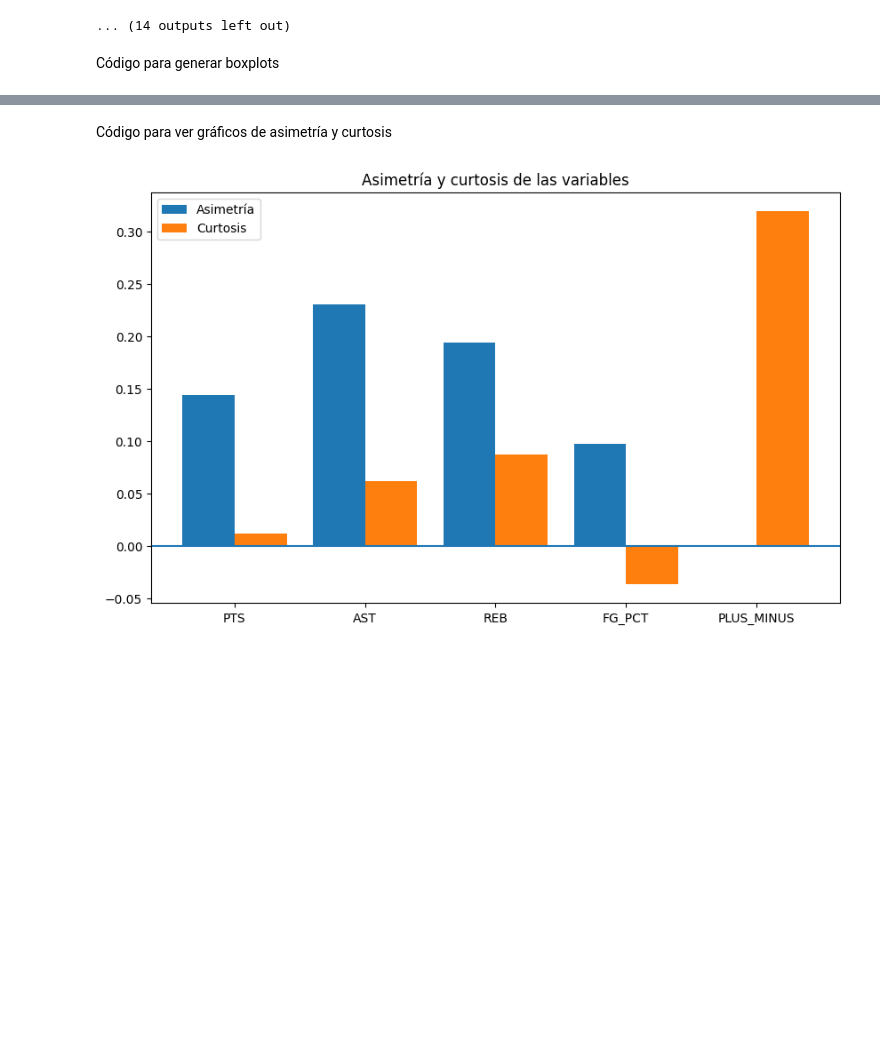
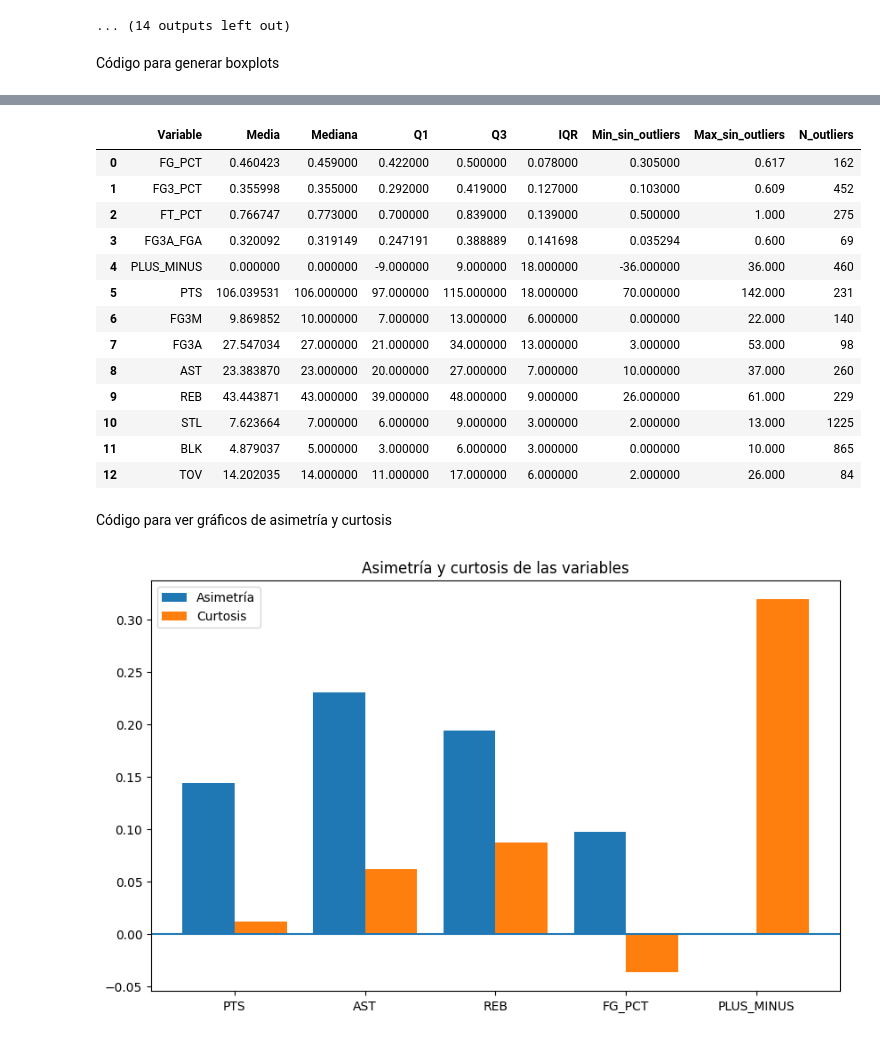
Before and after one commit to ChickenLittle02/NBA_statistics, a Jupyter notebook: Notebook.ipynb, the cells around one changed output, grey strips where cells are left out. Drawn from its saved outputs; the diff is of its cells as text; code cells hidden in the pictures; blank space fills up the shorter version.

```diff
--- a/Notebook.ipynb
+++ b/Notebook.ipynb
@@ -462,3 +495,56 @@ plt.show()
+# %%
+import pandas as pd
+import numpy as np
+
+variables_boxplot = [
+    "FG_PCT", "FG3_PCT", "FT_PCT", "FG3A_FGA", "PLUS_MINUS",
+    "PTS", "FG3M", "FG3A", "AST", "REB", "STL", "BLK", "TOV"
+]
+
+resumen_boxplot = []
+
+for var in variables_boxplot:
+    data = df[var].dropna()
+
+    Q1 = data.quantile(0.25)
+    Q3 = data.quantile(0.75)
+    IQR = Q3 - Q1
+
+    lower_bound = Q1 - 1.5 * IQR
+    upper_bound = Q3 + 1.5 * IQR
+
+    outliers = data[(data < lower_bound) | (data > upper_bound)]
+
+    resumen_boxplot.append({
+        "Variable": var,
+        "Media": data.mean(),
+        "Mediana": data.median(),
+        "Q1": Q1,
+        "Q3": Q3,
+        "IQR": IQR,
+        "Min_sin_outliers": data[data >= lower_bound].min(),
+        "Max_sin_outliers": data[data <= upper_bound].max(),
+        "N_outliers": outliers.count()
+    })
+
+df_boxplot_summary = pd.DataFrame(resumen_boxplot)
+
+df_boxplot_summary
+# %% [output]
+|  | Variable | Media | Mediana | Q1 | Q3 | IQR | Min_sin_outliers | Max_sin_outliers | N_outliers |
+| 0 | FG_PCT | 0.460423 | 0.459000 | 0.422000 | 0.500000 | 0.078000 | 0.305000 | 0.617 | 162 |
+| 1 | FG3_PCT | 0.355998 | 0.355000 | 0.292000 | 0.419000 | 0.127000 | 0.103000 | 0.609 | 452 |
+| 2 | FT_PCT | 0.766747 | 0.773000 | 0.700000 | 0.839000 | 0.139000 | 0.500000 | 1.000 | 275 |
+| 3 | FG3A_FGA | 0.320092 | 0.319149 | 0.247191 | 0.388889 | 0.141698 | 0.035294 | 0.600 | 69 |
+| 4 | PLUS_MINUS | 0.000000 | 0.000000 | -9.000000 | 9.000000 | 18.000000 | -36.000000 | 36.000 | 460 |
+| 5 | PTS | 106.039531 | 106.000000 | 97.000000 | 115.000000 | 18.000000 | 70.000000 | 142.000 | 231 |
+| 6 | FG3M | 9.869852 | 10.000000 | 7.000000 | 13.000000 | 6.000000 | 0.000000 | 22.000 | 140 |
+| 7 | FG3A | 27.547034 | 27.000000 | 21.000000 | 34.000000 | 13.000000 | 3.000000 | 53.000 | 98 |
+| 8 | AST | 23.383870 | 23.000000 | 20.000000 | 27.000000 | 7.000000 | 10.000000 | 37.000 | 260 |
+| 9 | REB | 43.443871 | 43.000000 | 39.000000 | 48.000000 | 9.000000 | 26.000000 | 61.000 | 229 |
+| 10 | STL | 7.623664 | 7.000000 | 6.000000 | 9.000000 | 3.000000 | 2.000000 | 13.000 | 1225 |
+| 11 | BLK | 4.879037 | 5.000000 | 3.000000 | 6.000000 | 3.000000 | 0.000000 | 10.000 | 865 |
+| 12 | TOV | 14.202035 | 14.000000 | 11.000000 | 17.000000 | 6.000000 | 2.000000 | 26.000 | 84 |
 # %% [markdown]
 Código para ver gráficos de asimetría y curtosis
 # %%
```
Also changed, not shown: parts of 14 cells of this notebook, 29 other files.
